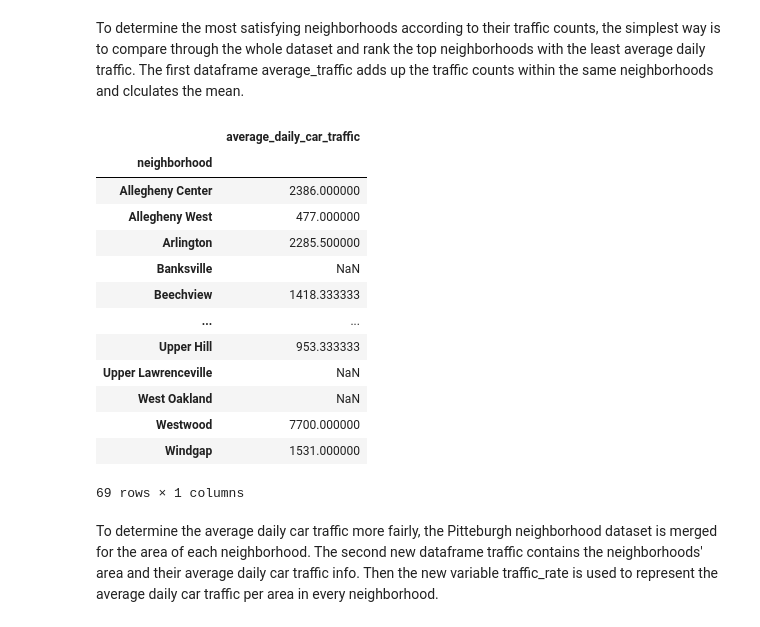
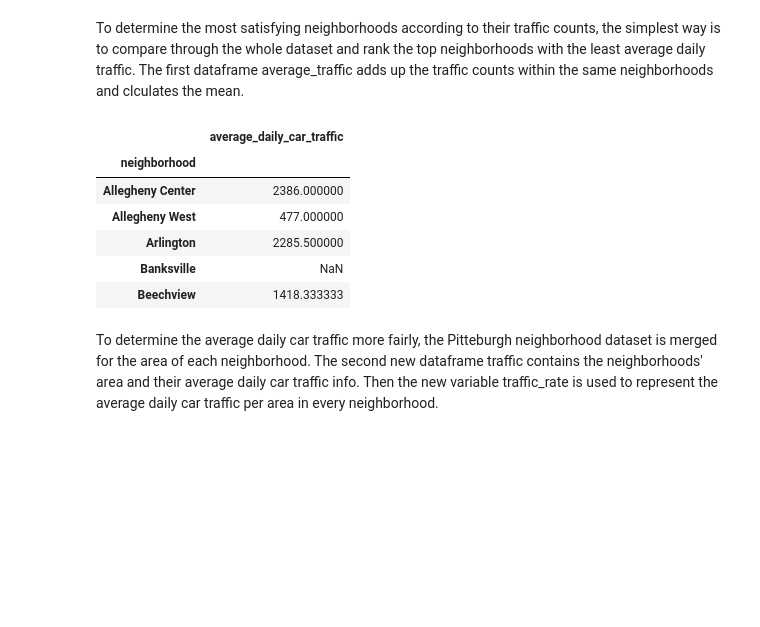
Before and after one commit to songxingyu1118/CMPINF10_Final_Project, a Jupyter notebook: Neighborhoods.ipynb, the cells around one changed output. Saved outputs shown, nothing was run; the diff lists cells and outputs as text; code cells hidden in the pictures; blank space fills up the shorter version.

```diff
--- a/Neighborhoods.ipynb
+++ b/Neighborhoods.ipynb
@@ -361,27 +359,20 @@ To determine the most satisfying neighborhoods according to their traffic counts
 # %%
 # group data set to find out each neighborhood's average daily car traffic
 traffic_count = traffic_count[["neighborhood", "average_daily_car_traffic"]]
 
 # GROUP BY NEIGHBORHOOD AND THEN CALCULATE THE MEAN OF THE TRAFFIC
 average_traffic = traffic_count.groupby("neighborhood").mean()
 
 # YOU GET AVERAGE TRAFFIC AMOUNT
-average_traffic
+average_traffic.head()
 # %% [output]
 |  | average_daily_car_traffic |
 | neighborhood |  |
 | Allegheny Center | 2386.000000 |
 | Allegheny West | 477.000000 |
 | Arlington | 2285.500000 |
 | Banksville | NaN |
 | Beechview | 1418.333333 |
-| ... | ... |
-| Upper Hill | 953.333333 |
-| Upper Lawrenceville | NaN |
-| West Oakland | NaN |
-| Westwood | 7700.000000 |
-| Windgap | 1531.000000 |
-69 rows × 1 columns
 # %% [markdown]
 To determine the average daily car traffic more fairly, the Pitteburgh neighborhood dataset is merged for the area of each neighborhood. The second new dataframe traffic contains the neighborhoods' area and their average daily car traffic info. Then the new variable traffic_rate is used to represent the average daily car traffic per area in every neighborhood.
 # %%
```
Also changed, not shown: parts of 5 cells of this notebook, 1 other file.
